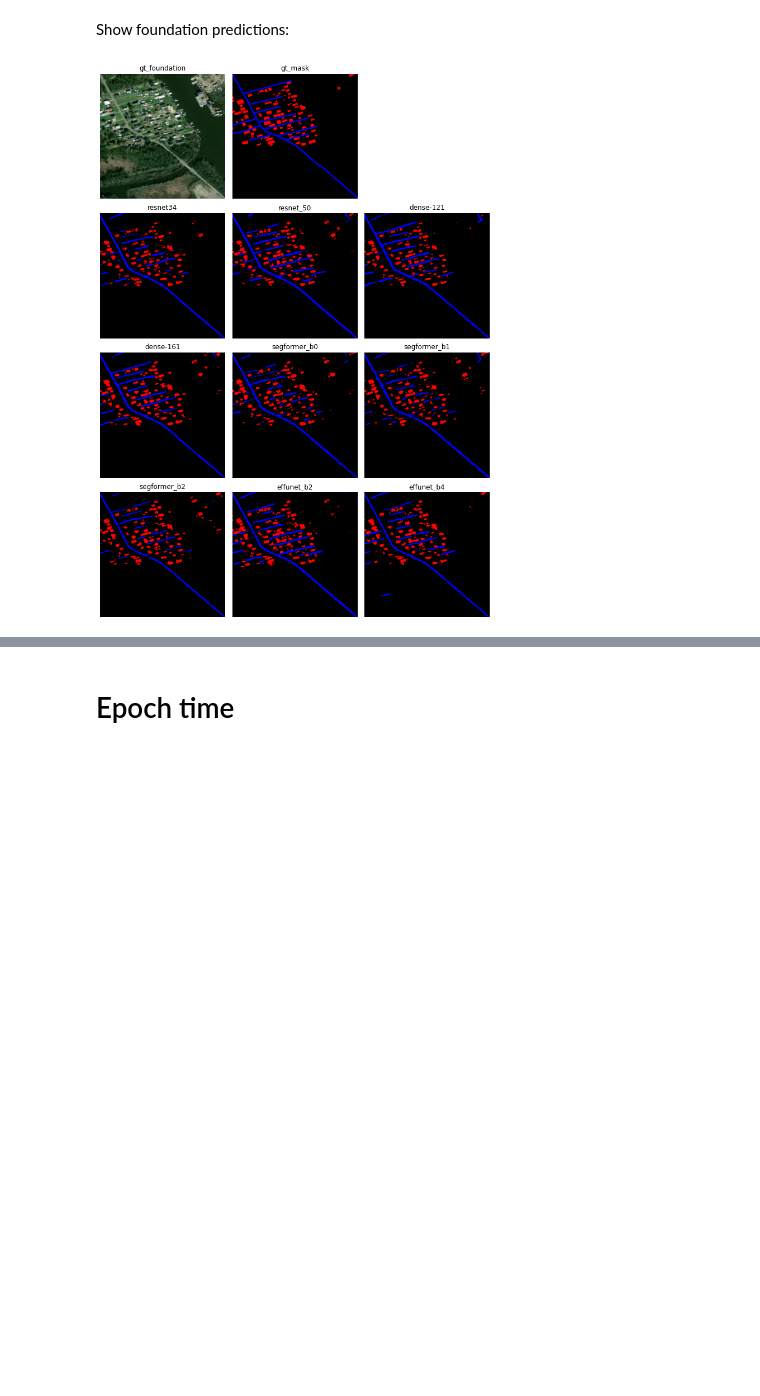
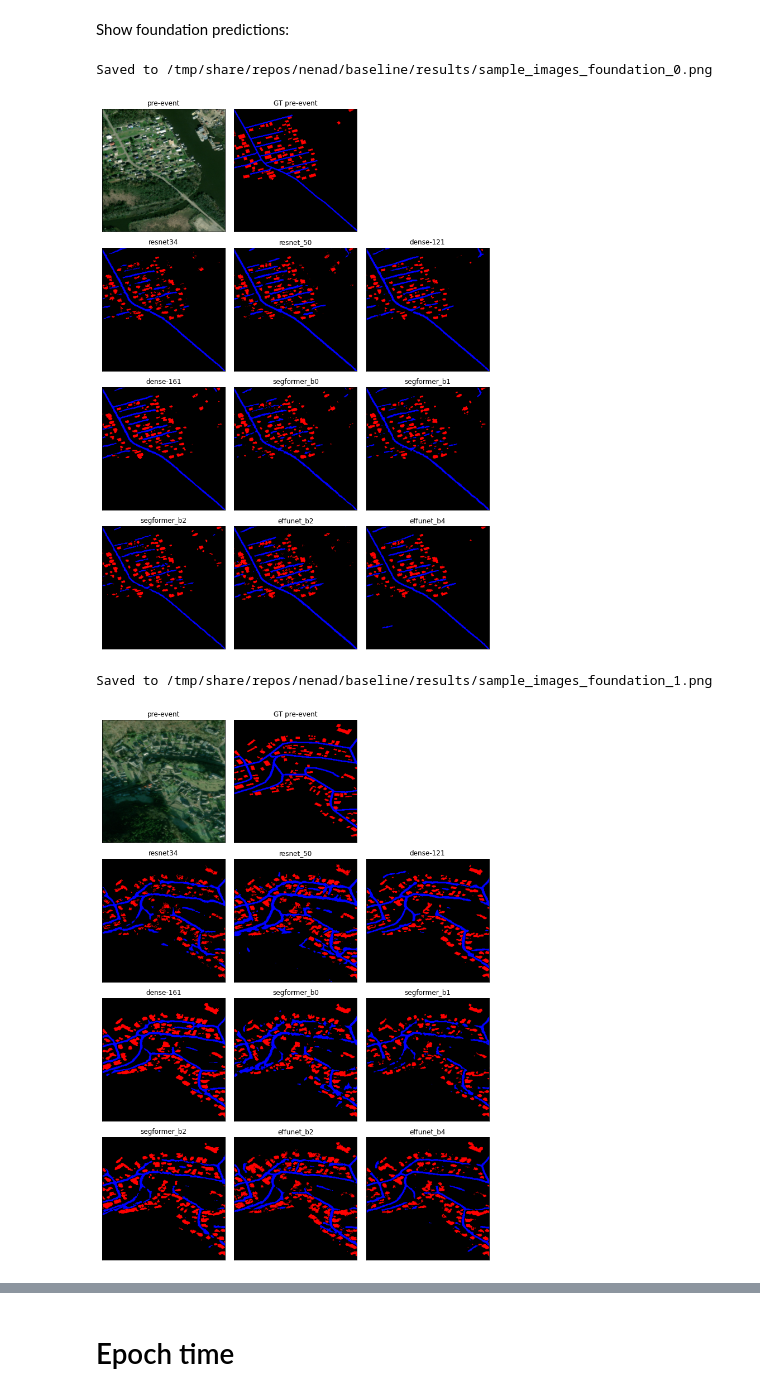
Before and after one commit to nesaboz/SpaceNet8, a Jupyter notebook: baseline/experiments/experiment.ipynb, the cells around one changed output, grey strips where cells are left out. Saved outputs shown, nothing was run; the diff lists cells and outputs as text; code cells hidden in the pictures; blank space fills up the shorter version.

```diff
--- a/baseline/experiments/experiment.ipynb
+++ b/baseline/experiments/experiment.ipynb
@@ -35,14 +36,15 @@ Show flood predictions:
 # %%
-# crop images
-gt_foundation = crop_image(sample_flood_images['resnet34'], (144, 92))
-gt_flood = crop_image(sample_flood_images['resnet34'], (144, 387))
-gt_flood_mask = crop_image(sample_flood_images['resnet34'], (440, 93))
-images = {}
-for key in sample_flood_images:
-    images[key] = crop_image(sample_flood_images[key], (732, 94))
+for i in range(3):
+    # crop images
+    foundation = crop_image(sample_flood_images['resnet34'][i], (144, 92))
+    flood = crop_image(sample_flood_images['resnet34'][i], (144, 387))
+    gt_flood = crop_image(sample_flood_images['resnet34'][i], (440, 93))
+    images = {}
+    for key in sample_flood_images.keys():
+        images[key] = crop_image(sample_flood_images[key][i], (732, 94))
 
-# show them in a grid
-limages = [gt_foundation, gt_flood, gt_flood_mask] + [images[key] for key in images]
-ltitles = ['gt_foundation', 'gt_flood', 'gt_flood_mask'] + list(images.keys())
-plot_pil_images(limages, ltitles, 3, figsize=(10,14), save_path=os.path.join(BASELINE, f'results/sample_images_flood.png'))
+    # show them in a grid
+    limages = [foundation, flood, gt_flood] + [images[key] for key in images]
+    ltitles = ['pre-event', 'post-event', 'GT post-event'] + list(images.keys())
+    plot_pil_images(limages, ltitles, 3, figsize=(10,14), save_path=os.path.join(BASELINE, f'results/sample_images_flood_{i}.png'))
 # %% [output]
@@ -50,16 +57,20 @@ plot_pil_images(limages, ltitles, 3, figsize=(10,14), save_path=os.path.join(BAS
 # %% [markdown]
 Show foundation predictions:
 # %%
-# crop images
-gt_foundation = crop_image(sample_foundation_images['resnet34'], (251, 50))
-gt_foundation_mask = crop_image(sample_foundation_images['resnet34'], (561, 51))
-images = {}
-for key in sample_flood_images:
-    images[key] = crop_image(sample_foundation_images[key], (872, 50))
+for i in range(3):
+    # crop images
+    foundation = crop_image(sample_foundation_images['resnet34'][i], (251, 50))
+    gt_foundation = crop_image(sample_foundation_images['resnet34'][i], (561, 51))
+    images = {}
+    for key in sample_flood_images:
+        images[key] = crop_image(sample_foundation_images[key][i], (872, 50))
 
-# show them in a grid
-limages = [gt_foundation, gt_foundation_mask, Image.new('RGB', (100, 100), color='white')] + [images[key] for key in images]
-ltitles = ['gt_foundation', 'gt_mask', ''] + list(images.keys())
-plot_pil_images(limages, ltitles, 3, figsize=(10,14), save_path=os.path.join(BASELINE, f'results/sample_images_foundation.png'))
+    # show them in a grid
+    limages = [foundation, gt_foundation, Image.new('RGB', (100, 100), color='white')] + [images[key] for key in images]
+    ltitles = ['pre-event', 'GT pre-event', ''] + list(images.keys())
+    plot_pil_images(limages, ltitles, 3, figsize=(10,14), save_path=os.path.join(BASELINE, f'results/sample_images_foundation_{i}.png'), remove=[2])
 # %% [output]
+Saved to /tmp/share/repos/nenad/baseline/results/sample_images_foundation_0.png
-[figure, old version]
+[figure, new version]
+Saved to /tmp/share/repos/nenad/baseline/results/sample_images_foundation_1.png
+[figure, added]
```
Also changed, not shown: parts of 9 cells of this notebook, 18 other files.
